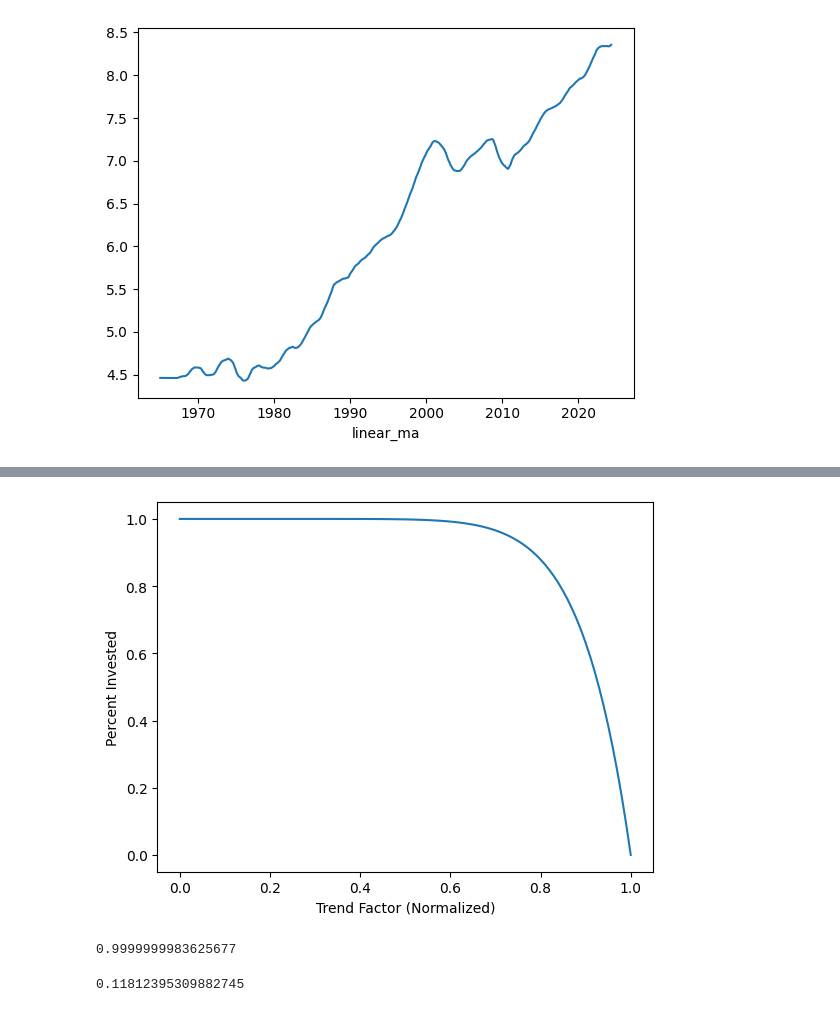
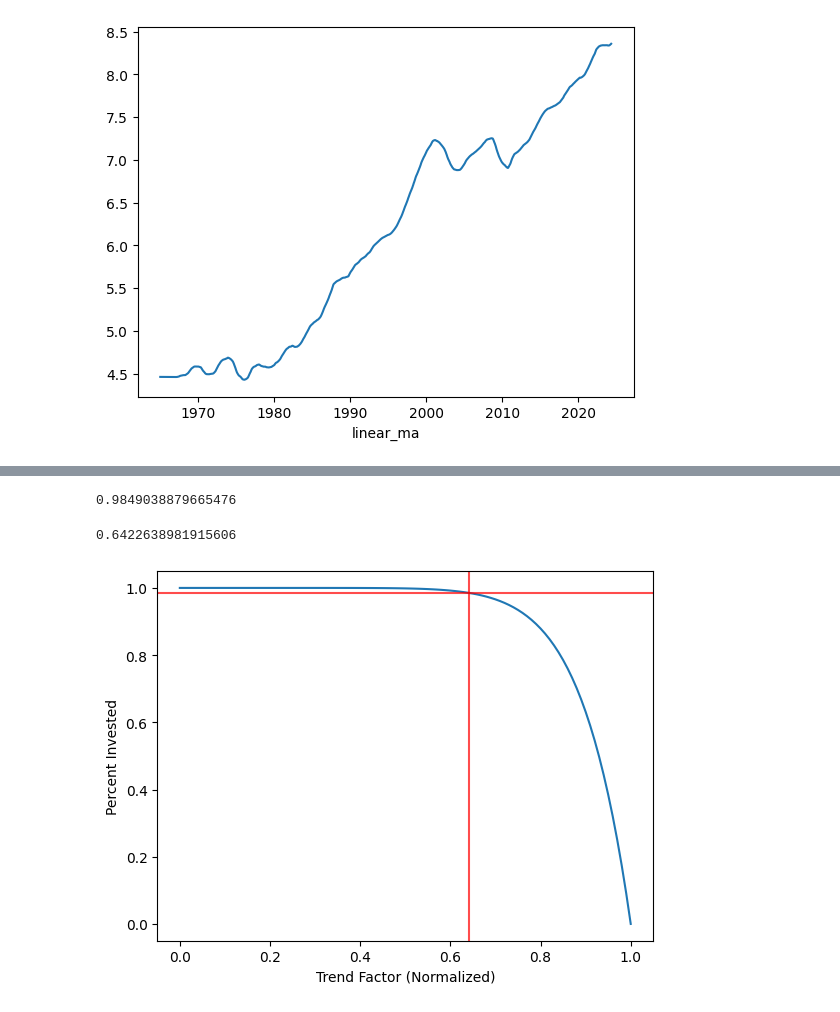
Before and after one commit to damiansp/marketModeling, a Jupyter notebook: notebooks/amt_inout_optimizer.py.ipynb, the cells around one changed output, grey strips where cells are left out. Saved outputs shown, nothing was run; the diff lists cells and outputs as text; code cells hidden in the pictures.

```diff
--- a/notebooks/amt_inout_optimizer.py.ipynb
+++ b/notebooks/amt_inout_optimizer.py.ipynb
@@ -287,21 +287,25 @@ Round 30: 70.5610214083946
-# %%
-xs = np.linspace(0, 1, 101)
-ys = bounded_sigmoid(xs, params_out['t'], params_out['k'], 'down')
-plt.xlabel('Trend Factor (Normalized)')
-plt.ylabel('Percent Invested')
-plt.plot(xs, ys);
-# %% [output]
-[figure, old version]
 # %%
 final_out = simulate(df, params_out)
 # %%
-final_out['amt_in'][-1]
+amt_in = final_out['amt_in'][-1]
+amt_in
 # %% [output]
-0.9999999983625677
+0.9849038879665476
 # %%
-final_out['trend_factor'][-1]
+trend_fac = final_out['trend_factor'][-1]
+trend_fac
 # %% [output]
-0.11812395309882745
+0.6422638981915606
+# %%
+xs = np.linspace(0, 1, 101)
+ys = bounded_sigmoid(xs, params_out['t'], params_out['k'], 'down')
+plt.xlabel('Trend Factor (Normalized)')
+plt.ylabel('Percent Invested')
+plt.plot(xs, ys)
+plt.axhline(amt_in, color='r', alpha=0.7)
+plt.axvline(trend_fac, color='r', alpha=0.7);
+# %% [output]
+[figure, new version]
 # %%
 plt.figure(figsize=(10, 10))
 plt.subplot(4, 1, 1)
```
Also changed, not shown: parts of 8 cells of this notebook, 12 other files.
